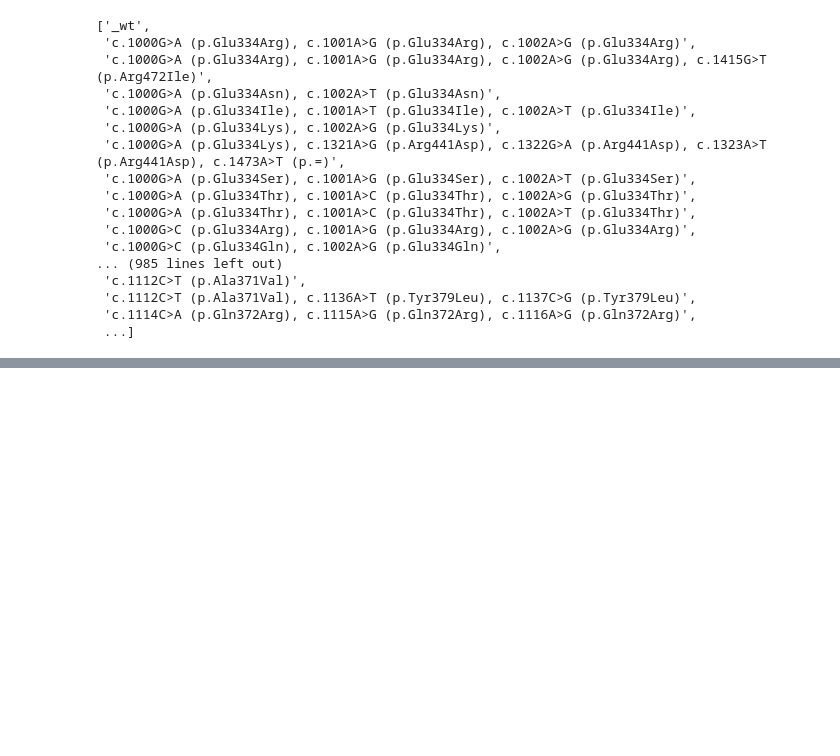
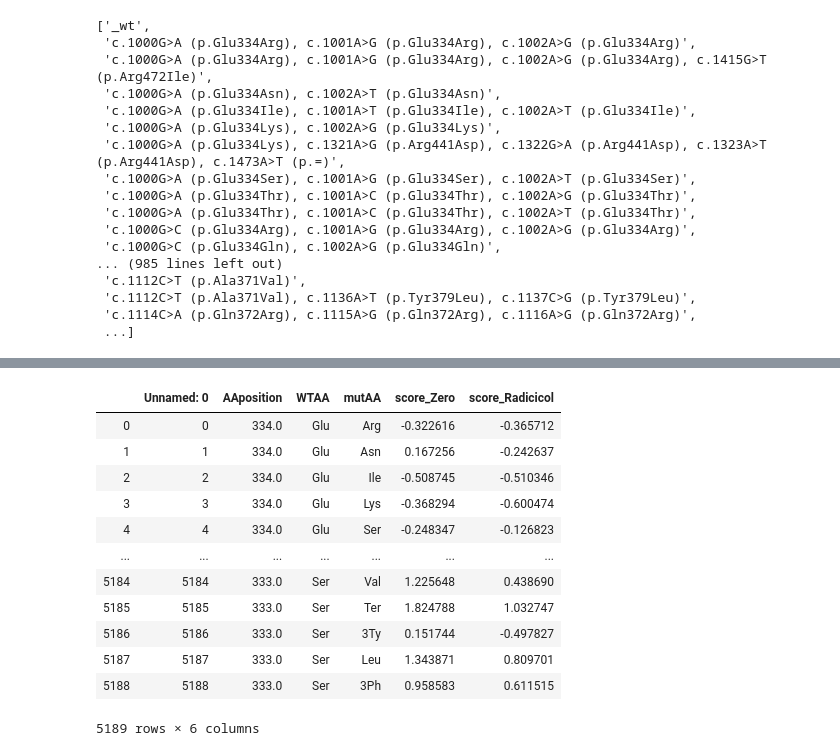
Before and after one commit to nguyenvanessa/src, a Jupyter notebook: arielle/prelim_analysis.ipynb, the cells around one changed output, grey strips where cells are left out. Saved outputs shown, nothing was run; the diff lists cells and outputs as text; code cells hidden in the pictures; blank space fills up the shorter version.

```diff
--- a/arielle/prelim_analysis.ipynb
+++ b/arielle/prelim_analysis.ipynb
@@ -154,0 +254,16 @@ KeyError: '[   1    3    4 ... 6487 6490 6491] not in index'
+# %%
+pd.read_csv("heatmapDF.csv") #why are there two index columns now though...?
+# %% [output]
+|  | Unnamed: 0 | AAposition | WTAA | mutAA | score_Zero | score_Radicicol |
+| 0 | 0 | 334.0 | Glu | Arg | -0.322616 | -0.365712 |
+| 1 | 1 | 334.0 | Glu | Asn | 0.167256 | -0.242637 |
+| 2 | 2 | 334.0 | Glu | Ile | -0.508745 | -0.510346 |
+| 3 | 3 | 334.0 | Glu | Lys | -0.368294 | -0.600474 |
+| 4 | 4 | 334.0 | Glu | Ser | -0.248347 | -0.126823 |
+| ... | ... | ... | ... | ... | ... | ... |
+| 5184 | 5184 | 333.0 | Ser | Val | 1.225648 | 0.438690 |
+| 5185 | 5185 | 333.0 | Ser | Ter | 1.824788 | 1.032747 |
+| 5186 | 5186 | 333.0 | Ser | 3Ty | 0.151744 | -0.497827 |
+| 5187 | 5187 | 333.0 | Ser | Leu | 1.343871 | 0.809701 |
+| 5188 | 5188 | 333.0 | Ser | 3Ph | 0.958583 | 0.611515 |
+5189 rows × 6 columns
```
Also changed, not shown: parts of 17 cells of this notebook.
